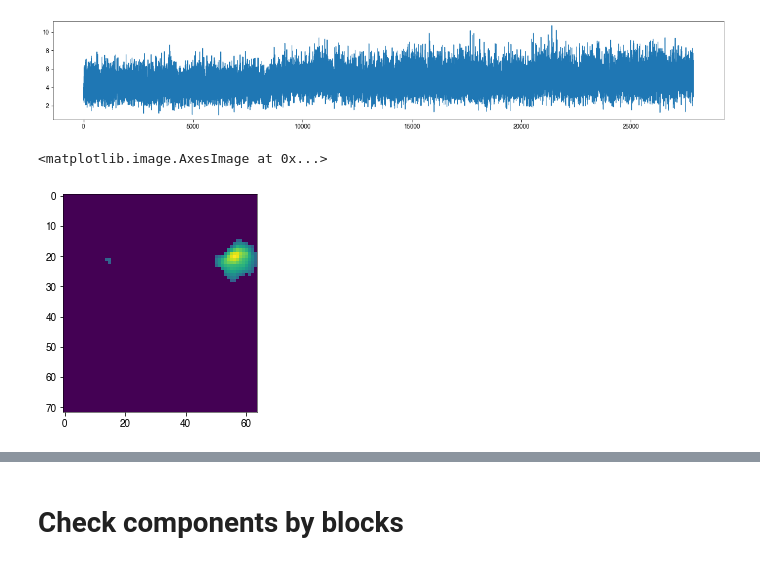
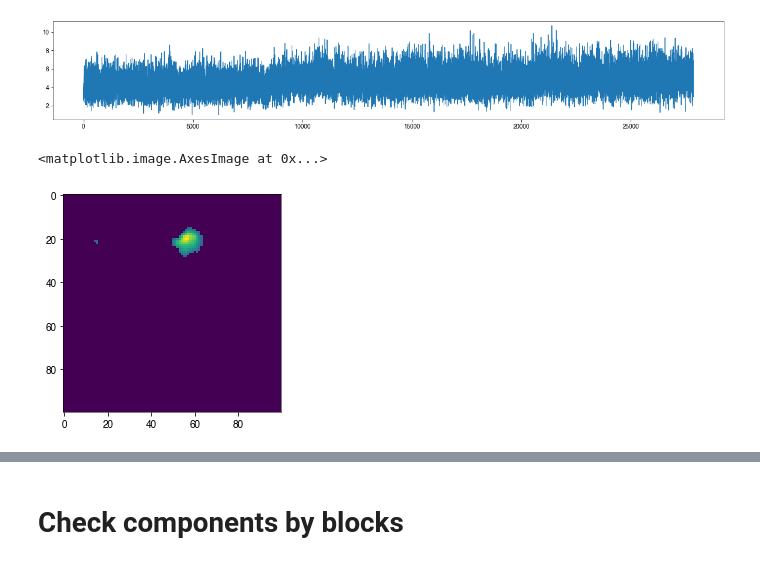
Before and after one commit to zqwei/Glia_analysis, a Jupyter notebook: Processing/DFF_visualization.ipynb, the cells around one changed output, grey strips where cells are left out. Cells and saved outputs as stored; diff of their text form; code cells hidden in the pictures.

```diff
--- a/Processing/DFF_visualization.ipynb
+++ b/Processing/DFF_visualization.ipynb
@@ -56,7 +62,8 @@ plt.show()
 # %% [output]
 [figure]
 # %%
-plt.imshow(A_[:dx, :dy])
+# plt.imshow(A_[:dx, :dy])
+plt.imshow(A_)
 # %% [output]
 <matplotlib.image.AxesImage at 0x...>
-[figure, old version]
+[figure, new version]
```
Also changed, not shown: parts of 9 cells of this notebook, 1 other file.
